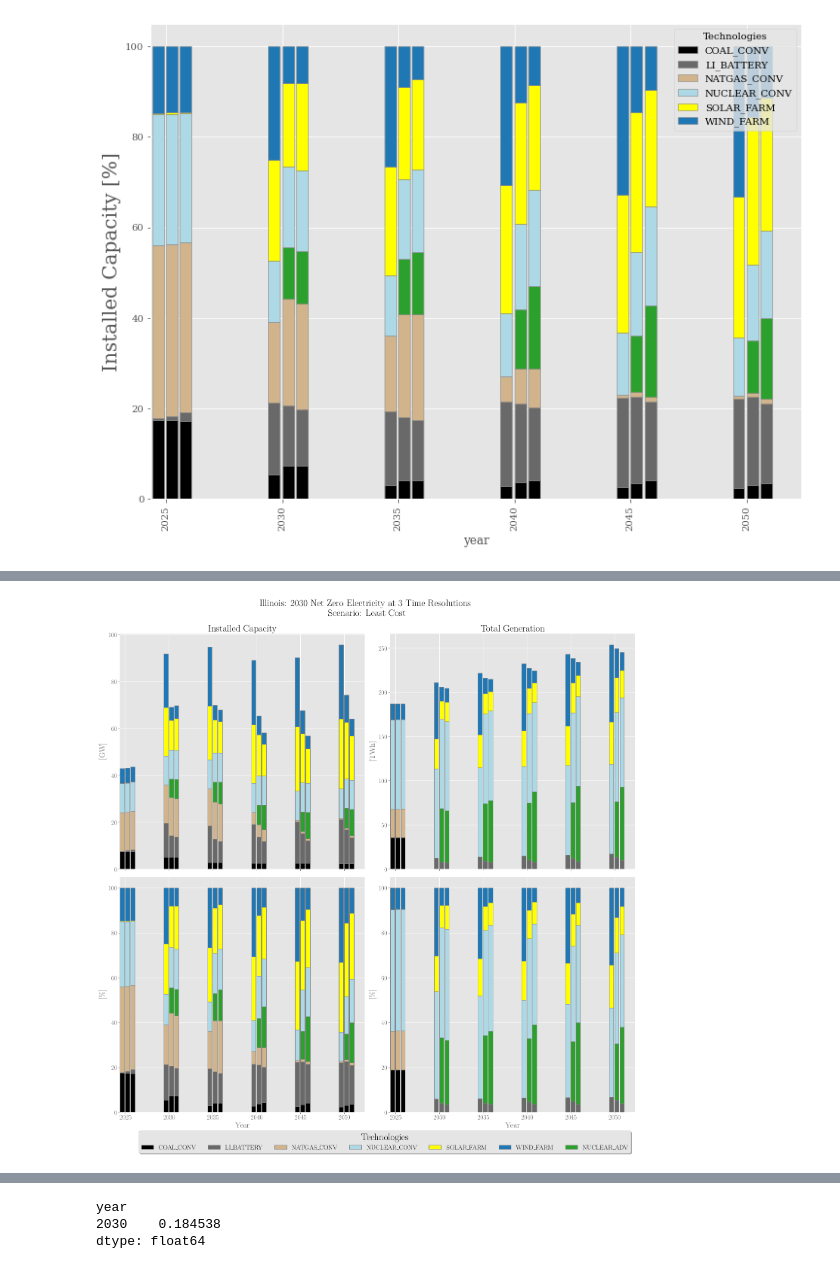
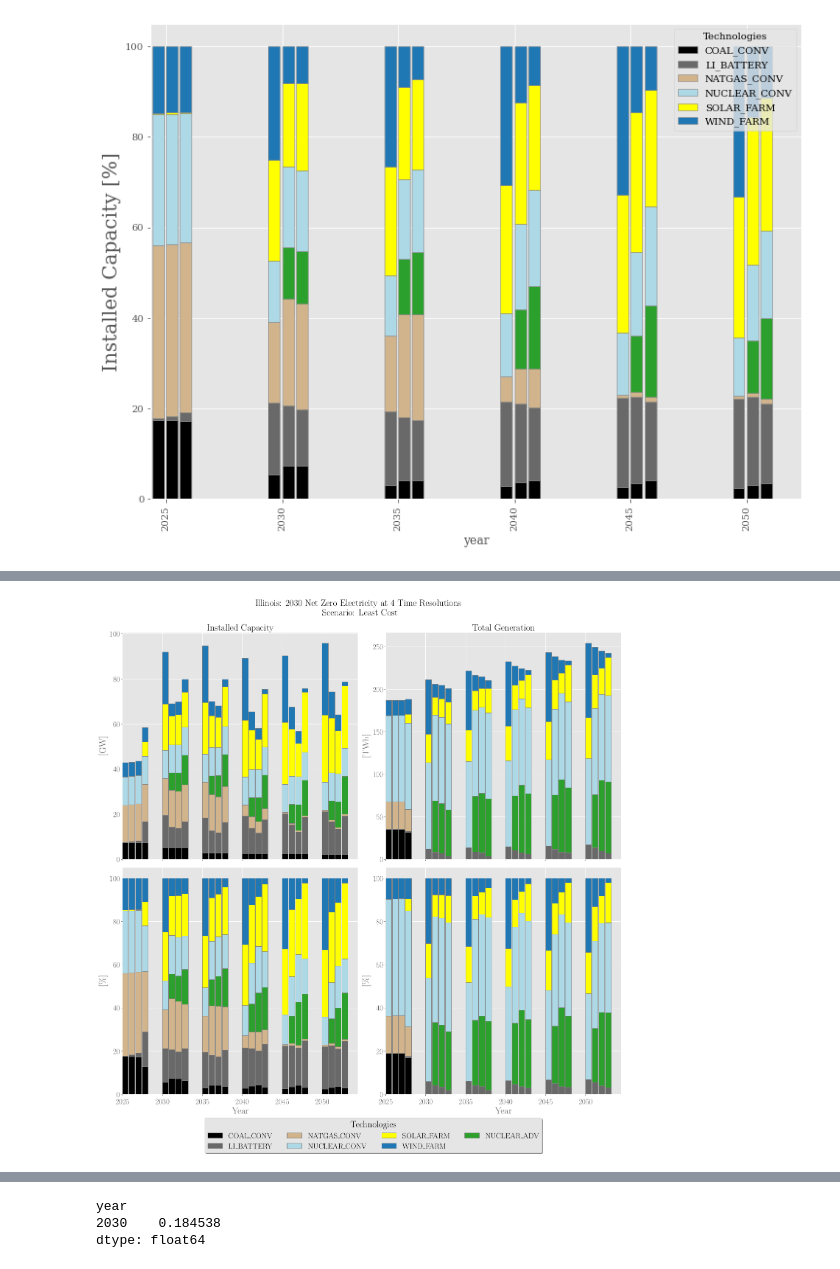
Before and after one commit to samgdotson/2021-dotson-ms, a Jupyter notebook: analysis/illinois_time_resolution.ipynb, the cells around one changed output, grey strips where cells are left out. Drawn from its saved outputs; the diff is of its cells as text; code cells hidden in the pictures.

Commit message:
adds daily resolution results

```diff
--- a/analysis/illinois_time_resolution.ipynb
+++ b/analysis/illinois_time_resolution.ipynb
@@ -101,3 +127,20 @@ cap_df_52/1000
 | 2040 | 2.44440 | 9.274146 | 5.02332 | 10.589531 | 12.42 | 13.436395 | 4.969035 |
 | 2045 | 2.35704 | 9.823560 | 0.68880 | 11.416384 | 12.42 | 14.677456 | 5.452559 |
 | 2050 | 2.25560 | 11.200449 | 0.68880 | 11.438562 | 12.42 | 18.864328 | 7.214300 |
+# %%
+sim_path = "/home/sdotson/research/2021-dotson-ms/simulations/illinois/data_files/IL_CC30_365_LC.sqlite"
+conn = sqlite3.connect(sim_path)
+cursor = conn.cursor()
+
+# plot_electricity_profiles(conn,'IL','ELC')
+cap_df_365 = get_annual_capacity(conn, 'IL', 'ELC' )
+(cap_df_365/1000).plot(kind='bar', stacked=True, color=elc_colors)
+plt.title('Capacity Plot for Scenario: Business As Usual')
+plt.ylabel('Capacity [GW]')
+plt.minorticks_on()
+plt.show()
+gen_df_365 = get_annual_generation(conn, 'IL', 'ELC' )
+(gen_df_365).plot(kind='bar', stacked=True, color=elc_colors)
+plt.ylabel('Generation [GWh]')
+plt.minorticks_on()
+plt.show()
@@ -154,7 +183,9 @@ proportion = lambda x: x*100/sum(x)
 stacked_cap_4 = cap_df_4.apply(proportion, axis=1)
 stacked_cap_12 = cap_df_12.apply(proportion, axis=1)
 stacked_cap_52 = cap_df_52.apply(proportion, axis=1)
+stacked_cap_365 = cap_df_365.apply(proportion, axis=1)
 # %%
 stacked_gen_4 = gen_df_4.apply(proportion, axis=1)
 stacked_gen_12 = gen_df_12.apply(proportion, axis=1)
 stacked_gen_52 = gen_df_52.apply(proportion, axis=1)
+stacked_gen_365 = gen_df_365.apply(proportion, axis=1)
@@ -381,93 +251,109 @@ plt.rcParams['font.family'] = "serif"
 # %%
 fig, axes = plt.subplots(2,2, figsize=(20,20), sharex=True)
 
-w=0.1
+w=0.15
 
 # Capacity
 
 (cap_df_4/1000).plot.bar(ax=axes[0,0], stacked=True,
                          color=elc_colors, width=w,
-                         position=1.2, align='center',
+                         position=0.0, align='center',
                          legend=False,edgecolor='gray')
 (cap_df_12/1000).plot.bar(ax=axes[0,0], stacked=True,
                           color=elc_colors, width=w,
-                          position=0, align='center',
+                          position=-1.1, align='center',
                           legend=False,edgecolor='gray')
 (cap_df_52/1000).plot(ax=axes[0,0], kind='bar', stacked=True,
                       color=elc_colors, width=w,
-                      position=-1.2, align='center',
+                      position=-2.2, align='center',
+                      legend=False, edgecolor='gray')
+(cap_df_365/1000).plot(ax=axes[0,0], kind='bar', stacked=True,
+                      color=elc_colors, width=w,
+                      position=-3.3, align='center',
                       legend=False, edgecolor='gray')
 
 
 # Generation
 (gen_df_4/1000).plot.bar(ax=axes[0,1], stacked=True,
                          color=elc_colors, width=w,
-                         position=1.2, align='center',
+                         position=0.0, align='center',
                          legend=False,edgecolor='gray')
 (gen_df_12/1000).plot.bar(ax=axes[0,1], stacked=True,
                           color=elc_colors, width=w,
-                          position=0, align='center',
+                          position=-1.1, align='center',
                           legend=False,edgecolor='gray')
 (gen_df_52/1000).plot(ax=axes[0,1], kind='bar', stacked=True,
                       color=elc_colors, width=w,
-                      position=-1.2, align='center',
+                      position=-2.2, align='center',
+                      legend=False, edgecolor='gray')
+(gen_df_365/1000).plot(ax=axes[0,1], kind='bar', stacked=True,
+                      color=elc_colors, width=w,
+                      position=-3.3, align='center',
                       legend=False, edgecolor='gray')
 
 
 (stacked_cap_4).plot.bar(ax=axes[1,0], stacked=True,
                          color=elc_colors, width=w,
-                         position=1.2, align='center',
+                         position=0.0, align='center',
                          legend=False,edgecolor='gray')
 (stacked_cap_12).plot.bar(ax=axes[1,0], stacked=True,
                           color=elc_colors, width=w,
-                          position=0, align='center',
+                          position=-1.1, align='center',
                           legend=False,edgecolor='gray')
 (stacked_cap_52).plot(ax=axes[1,0], kind='bar', stacked=True,
                       color=elc_colors, width=w,
-                      position=-1.2, align='center',
+                      position=-2.2, align='center',
+                      legend=False, edgecolor='gray')
+(stacked_cap_365).plot(ax=axes[1,0], kind='bar', stacked=True,
+                      color=elc_colors, width=w,
+                      position=-3.3, align='center',
                       legend=False, edgecolor='gray')
 
 
 (stacked_gen_4).plot.bar(ax=axes[1,1], stacked=True,
                          color=elc_colors, width=w,
-                         position=1.2, align='center',
+                         position=0.0, align='center',
                          legend=False,edgecolor='gray')
 (stacked_gen_12).plot.bar(ax=axes[1,1], stacked=True,
                           color=elc_colors, width=w,
-                          position=0, align='center',
+                          position=-1.1, align='center',
                           legend=False,edgecolor='gray')
 (stacked_gen_52).plot(ax=axes[1,1], kind='bar', stacked=True,
                       color=elc_colors, width=w,
-                      position=-1.2, align='center',
+                      position=-2.2, align='center',
+                      legend=False, edgecolor='gray')
+(stacked_gen_365).plot(ax=axes[1,1], kind='bar', stacked=True,
+                      color=elc_colors, width=w,
+                      position=-3.3, align='center',
                       legend=False, edgecolor='gray')
 
-axes[0,0].set_ylabel("[GW]", fontsize=20)
-axes[0,1].set_ylabel("[TWh]", fontsize=20)
-axes[1,0].set_ylabel("[%]", fontsize=20)
-axes[1,1].set_ylabel("[%]", fontsize=20)
+axes[0,0].set_ylabel("[GW]", fontsize=24)
+axes[0,1].set_ylabel("[TWh]", fontsize=24)
+axes[1,0].set_ylabel("[%]", fontsize=24)
+axes[1,1].set_ylabel("[%]", fontsize=24)
 # axes[1].set_ylabel("Installed Capacity [%]", fontsize=20)
 
 
-axes[1,0].set_xlabel("Year", fontsize=20)
-axes[1,1].set_xlabel("Year", fontsize=20)
-axes[1,0].tick_params(axis='x', labelsize=16, rotation=0)
-axes[1,1].tick_params(axis='x', labelsize=16, rotation=0)
+axes[1,0].set_xlabel("Year", fontsize=24)
+axes[1,1].set_xlabel("Year", fontsize=24)
+axes[1,0].tick_params(axis='x', labelsize=20, rotation=0, pad=10)
+axes[1,1].tick_params(axis='x', labelsize=20, rotation=0, pad=10)
 
-axes[0,0].tick_params(axis='y', labelsize=16)
-axes[0,1].tick_params(axis='y', labelsize=16)
-axes[1,0].tick_params(axis='y', labelsize=16)
-axes[1,1].tick_params(axis='y', labelsize=16)
+axes[0,0].tick_params(axis='y', labelsize=20)
+axes[0,1].tick_params(axis='y', labelsize=20)
+axes[1,0].tick_params(axis='y', labelsize=20)
+axes[1,1].tick_params(axis='y', labelsize=20)
 
 axes[0,0].set_title("Installed Capacity", fontsize=24)
 axes[0,1].set_title("Total Generation", fontsize=24)
 
 handles, labels = axes[0,1].get_legend_handles_labels()
 by_label = dict(zip(labels, handles))
-legend = plt.figlegend(by_label.values(), by_label.keys(), bbox_to_anchor=(0.99,0.01), ncol=7,
-              fontsize=16, shadow=True, title='Technologies')
-plt.suptitle('Illinois: 2030 Net Zero Electricity at 3 Time Resolutions \n Scenario: Least Cost\n', fontsize=32)
+legend = plt.figlegend(by_label.values(), by_label.keys(), bbox_to_anchor=(0.85,0.01), ncol=4,
+              fontsize=20, shadow=True, title='Technologies')
+plt.suptitle('Illinois: 2030 Net Zero Electricity at 4 Time Resolutions \n Scenario: Least Cost\n', fontsize=36)
 plt.setp(legend.get_title(),fontsize=24)
 plt.tight_layout()
-plt.savefig('thesis/figures/time_resolution_plot_LC.pgf')
+plt.savefig('../thesis/figures/time_resolution_plot_LC.pgf')
 # %% [output]
-[figure, old version]
+[figure, new version]
```
Also changed, not shown: parts of 19 cells of this notebook, 7 other files.
